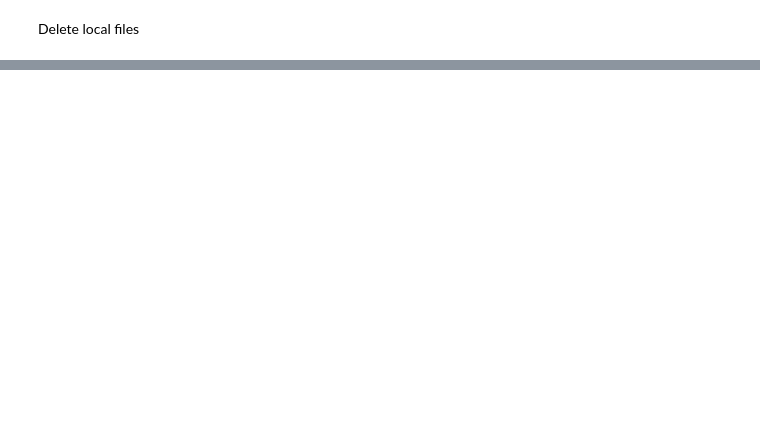
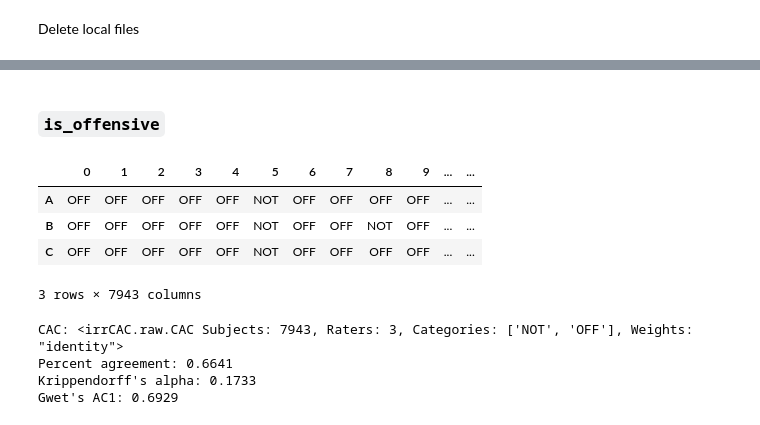
Before and after one commit to DougTrajano/olid-br, a Jupyter notebook: notebooks/processing/build_dataset.ipynb, the cells around one changed output, grey strips where cells are left out. Cells and saved outputs as stored; diff of their text form; code cells hidden in the pictures; blank space fills up the shorter version.

```diff
--- a/notebooks/processing/build_dataset.ipynb
+++ b/notebooks/processing/build_dataset.ipynb
@@ -66,6 +67,7 @@ iterations = [
 data = []
 metadata = []
 full_data = []
+additional_data = []
 
 for iteration in iterations:
     print(f"Loading {iteration['data']}")
@@ -84,9 +86,17 @@ for iteration in iterations:
         full_data.extend(iteration_full_data)
         print(f"Full data iteration size: {len(iteration_full_data)}")
 
+    if iteration.get("additional_data"):
+        iteration_additional_data = bucket.download_json(key=iteration["additional_data"])
+        additional_data.extend(iteration_additional_data)
+        print(f"Additional data iteration size: {len(iteration_additional_data)}")
+    print("\n")
+
+print("\n")
 print(f"Data: {len(data)}")
 print(f"Metadata: {len(metadata)}")
 print(f"Full data: {len(full_data)}")
+print(f"Additional data: {len(additional_data)}")
 # %% [output]
 Loading processed/olid-br/iterations/2/olidbr.json
 Data iteration size: 2996
@@ -123,6 +135,6 @@ Duplicated text: 34
 # %%
 # Remove duplicated texts from full data
-full_data = [i for i in full_data if i["text"] in df["text"].values]
+full_data = [i for i in full_data if i["id"] in df["id"].values]
 
 print(f"Full data: {len(full_data)}")
 # %% [output]
@@ -193,6 +205,7 @@ labels = [
     "physical_aspects",
     "profanity_obscene",
     "racism",
+    "religious_intolerance",
     "sexism",
     "xenophobia"
 ]
@@ -251,12 +270,13 @@ files = {
     "train.csv": pd.DataFrame(train_data),
     "validation.csv": pd.DataFrame(val_data),
     "test.csv": pd.DataFrame(test_data),
-    "train_metatada.csv": pd.DataFrame(train_metadata),
-    "validation_metatada.csv": pd.DataFrame(val_metadata),
-    "test_metatada.csv": pd.DataFrame(test_metadata),
+    "train_metadata.csv": pd.DataFrame(train_metadata),
+    "validation_metadata.csv": pd.DataFrame(val_metadata),
+    "test_metadata.csv": pd.DataFrame(test_metadata),
     "train.json": full_train_data,
     "validation.json": full_val_data,
-    "test.json": full_test_data
+    "test.json": full_test_data,
+    "additional_data.json": additional_data
 }
 
 for file, obj in files.items():
@@ -379,0 +459,32 @@ shutil.rmtree(temp_dir)
+# %% [markdown]
+### `is_offensive`
+# %%
+is_offensive = pd.DataFrame(
+    [
+        get_annotations(
+            annotations=item["annotations"],
+            label="is_offensive",
+            annotation_id_key="annotator_id")
+        for item in full_data
+    ]
+)
+
+is_offensive.transpose().head()
+# %% [output]
+|  | 0 | 1 | 2 | 3 | 4 | 5 | 6 | 7 | 8 | 9 | ... | ... |
+| A | OFF | OFF | OFF | OFF | OFF | NOT | OFF | OFF | OFF | OFF | ... | ... |
+| B | OFF | OFF | OFF | OFF | OFF | NOT | OFF | OFF | NOT | OFF | ... | ... |
+| C | OFF | OFF | OFF | OFF | OFF | NOT | OFF | OFF | OFF | OFF | ... | ... |
+3 rows × 7943 columns
+# %%
+cac = CAC(is_offensive)
+
+print("CAC:", cac)
+print(f"Percent agreement: {percent_agreement(cac.ratings):.4f}")
+print(f"Krippendorff's alpha: {cac.krippendorff()['est']['coefficient_value']:.4f}")
+print(f"Gwet's AC1: {cac.gwet()['est']['coefficient_value']:.4f}")
+# %% [output]
+CAC: <irrCAC.raw.CAC Subjects: 7943, Raters: 3, Categories: ['NOT', 'OFF'], Weights: "identity">
+Percent agreement: 0.6641
+Krippendorff's alpha: 0.1733
+Gwet's AC1: 0.6929
```
Also changed, not shown: parts of 61 cells of this notebook, 23 other files.
